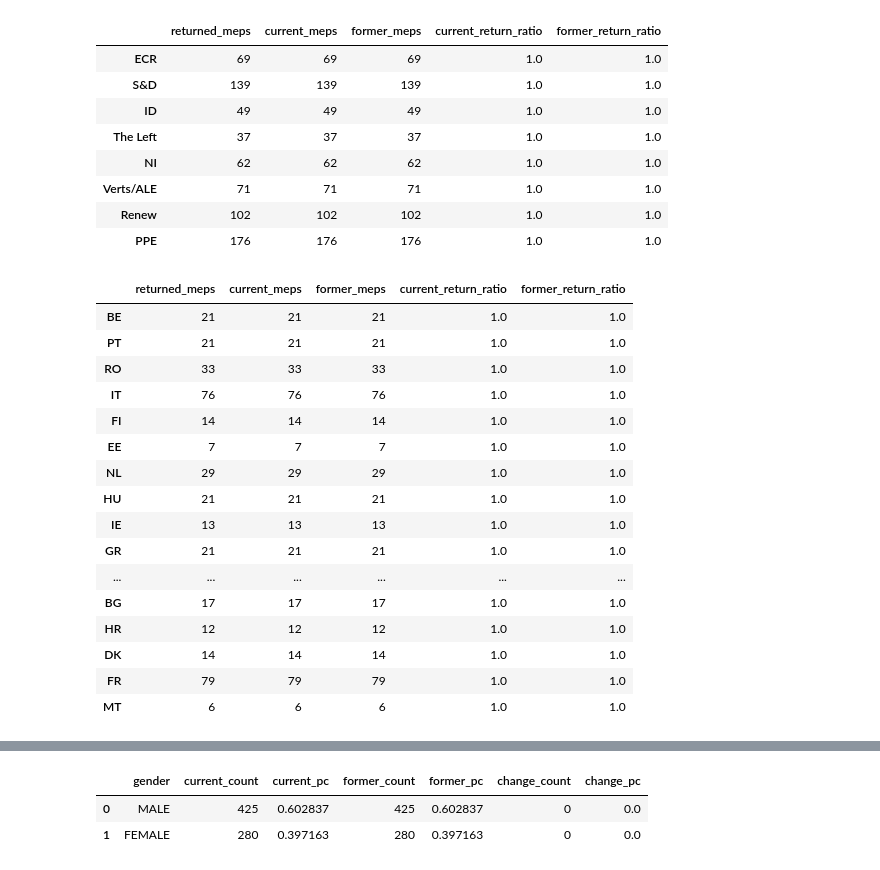
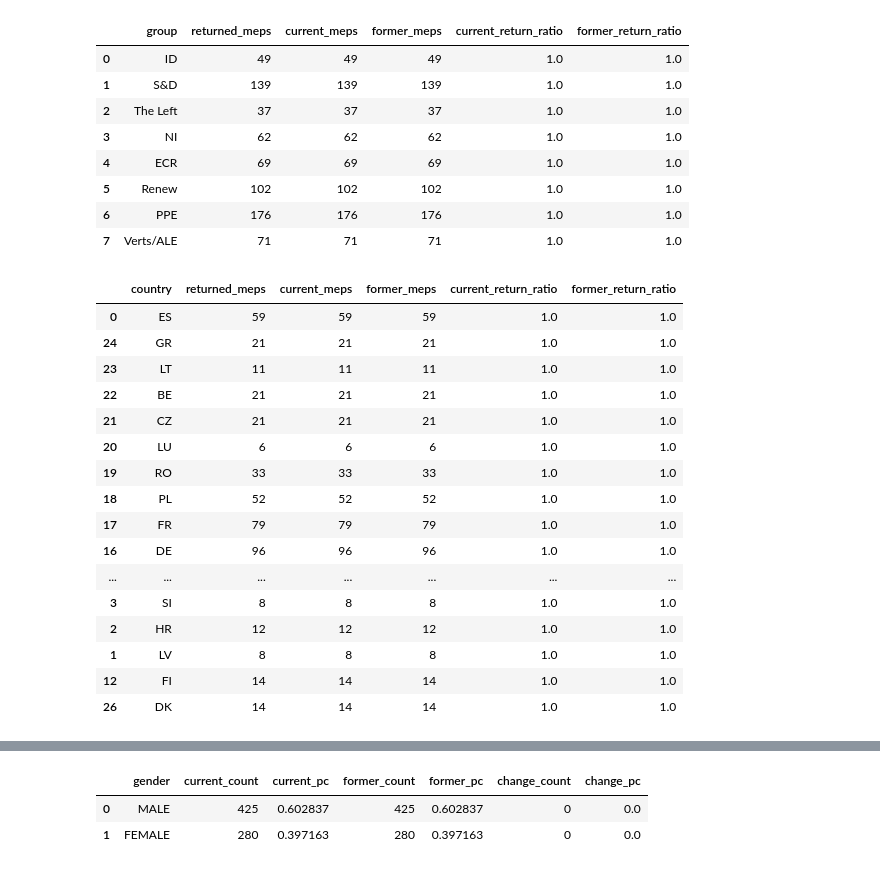
Before and after one commit to SWRdata/p081_euparlament_divers, a Jupyter notebook: analysis/followup.ipynb, the cells around one changed output, grey strips where cells are left out. Saved outputs shown, nothing was run; the diff lists cells and outputs as text; code cells hidden in the pictures.

```diff
--- a/analysis/followup.ipynb
+++ b/analysis/followup.ipynb
@@ -58,42 +58,45 @@ def filter_returned(column, column_entries, current_df, former_df):
         return_dict[column_entry] = [return_counter, len(current_identifiers), len(former_identifiers),
                                      returned_current_ratio, returned_former_ratio]
     return_df = pd.DataFrame.from_dict(return_dict, orient = "index")#.transpose()
-    return_df = return_df.rename(columns = {0: "returned_meps", 1: "current_meps", 2: "former_meps",
+    return_df = return_df.reset_index()
+    return_df = return_df.rename(columns = {"index": column, 0: "returned_meps", 1: "current_meps", 2: "former_meps",
                                             3: "current_return_ratio", 4: "former_return_ratio"})
     return return_df.sort_values("current_return_ratio")
 # %%
 group_returned_df = filter_returned("group", group_list, meps_current_df, meps_former_df)
+group_returned_df.to_csv("followup_group_returned.csv", index = False)
 group_returned_df
 # %% [output]
-|  | returned_meps | current_meps | former_meps | current_return_ratio | former_return_ratio |
-| ECR | 69 | 69 | 69 | 1.0 | 1.0 |
-| S&D | 139 | 139 | 139 | 1.0 | 1.0 |
-| ID | 49 | 49 | 49 | 1.0 | 1.0 |
-| The Left | 37 | 37 | 37 | 1.0 | 1.0 |
-| NI | 62 | 62 | 62 | 1.0 | 1.0 |
-| Verts/ALE | 71 | 71 | 71 | 1.0 | 1.0 |
-| Renew | 102 | 102 | 102 | 1.0 | 1.0 |
-| PPE | 176 | 176 | 176 | 1.0 | 1.0 |
+|  | group | returned_meps | current_meps | former_meps | current_return_ratio | former_return_ratio |
+| 0 | ID | 49 | 49 | 49 | 1.0 | 1.0 |
+| 1 | S&D | 139 | 139 | 139 | 1.0 | 1.0 |
+| 2 | The Left | 37 | 37 | 37 | 1.0 | 1.0 |
+| 3 | NI | 62 | 62 | 62 | 1.0 | 1.0 |
+| 4 | ECR | 69 | 69 | 69 | 1.0 | 1.0 |
+| 5 | Renew | 102 | 102 | 102 | 1.0 | 1.0 |
+| 6 | PPE | 176 | 176 | 176 | 1.0 | 1.0 |
+| 7 | Verts/ALE | 71 | 71 | 71 | 1.0 | 1.0 |
 # %%
 country_returned_df = filter_returned("country", country_list, meps_current_df, meps_former_df)
+country_returned_df.to_csv("followup_country_returned.csv", index = False)
 country_returned_df
 # %% [output]
-|  | returned_meps | current_meps | former_meps | current_return_ratio | former_return_ratio |
-| BE | 21 | 21 | 21 | 1.0 | 1.0 |
-| PT | 21 | 21 | 21 | 1.0 | 1.0 |
-| RO | 33 | 33 | 33 | 1.0 | 1.0 |
-| IT | 76 | 76 | 76 | 1.0 | 1.0 |
-| FI | 14 | 14 | 14 | 1.0 | 1.0 |
-| EE | 7 | 7 | 7 | 1.0 | 1.0 |
-| NL | 29 | 29 | 29 | 1.0 | 1.0 |
-| HU | 21 | 21 | 21 | 1.0 | 1.0 |
-| IE | 13 | 13 | 13 | 1.0 | 1.0 |
-| GR | 21 | 21 | 21 | 1.0 | 1.0 |
-| ... | ... | ... | ... | ... | ... |
-| BG | 17 | 17 | 17 | 1.0 | 1.0 |
-| HR | 12 | 12 | 12 | 1.0 | 1.0 |
-| DK | 14 | 14 | 14 | 1.0 | 1.0 |
-| FR | 79 | 79 | 79 | 1.0 | 1.0 |
-| MT | 6 | 6 | 6 | 1.0 | 1.0 |
+|  | country | returned_meps | current_meps | former_meps | current_return_ratio | former_return_ratio |
+| 0 | ES | 59 | 59 | 59 | 1.0 | 1.0 |
+| 24 | GR | 21 | 21 | 21 | 1.0 | 1.0 |
+| 23 | LT | 11 | 11 | 11 | 1.0 | 1.0 |
+| 22 | BE | 21 | 21 | 21 | 1.0 | 1.0 |
+| 21 | CZ | 21 | 21 | 21 | 1.0 | 1.0 |
+| 20 | LU | 6 | 6 | 6 | 1.0 | 1.0 |
+| 19 | RO | 33 | 33 | 33 | 1.0 | 1.0 |
+| 18 | PL | 52 | 52 | 52 | 1.0 | 1.0 |
+| 17 | FR | 79 | 79 | 79 | 1.0 | 1.0 |
+| 16 | DE | 96 | 96 | 96 | 1.0 | 1.0 |
+| ... | ... | ... | ... | ... | ... | ... |
+| 3 | SI | 8 | 8 | 8 | 1.0 | 1.0 |
+| 2 | HR | 12 | 12 | 12 | 1.0 | 1.0 |
+| 1 | LV | 8 | 8 | 8 | 1.0 | 1.0 |
+| 12 | FI | 14 | 14 | 14 | 1.0 | 1.0 |
+| 26 | DK | 14 | 14 | 14 | 1.0 | 1.0 |
 # %%
 committee_returned_df = filter_returned("memberships", committee_list, meps_current_df, meps_former_df)
```
Also changed, not shown: parts of 8 cells of this notebook, 10 other files.
